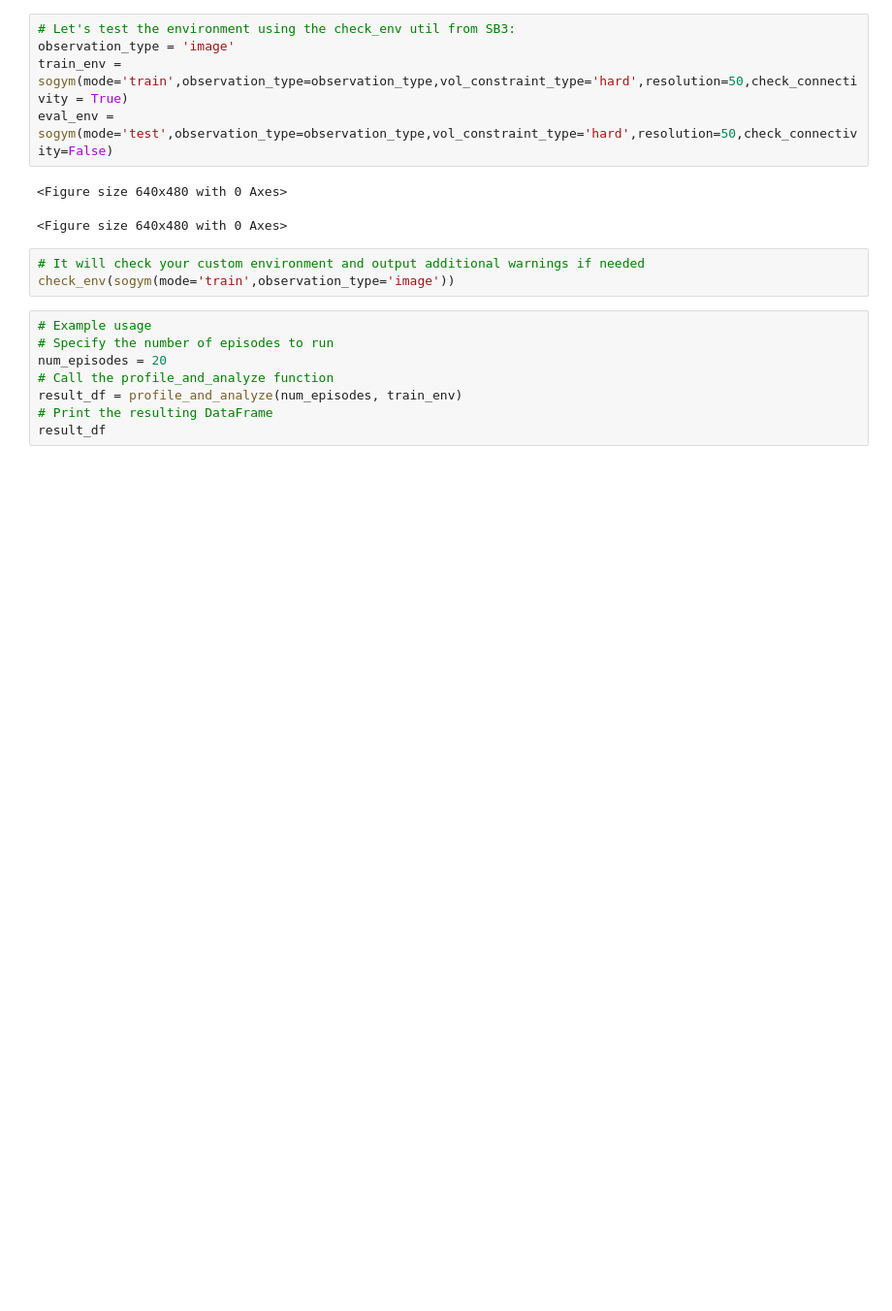
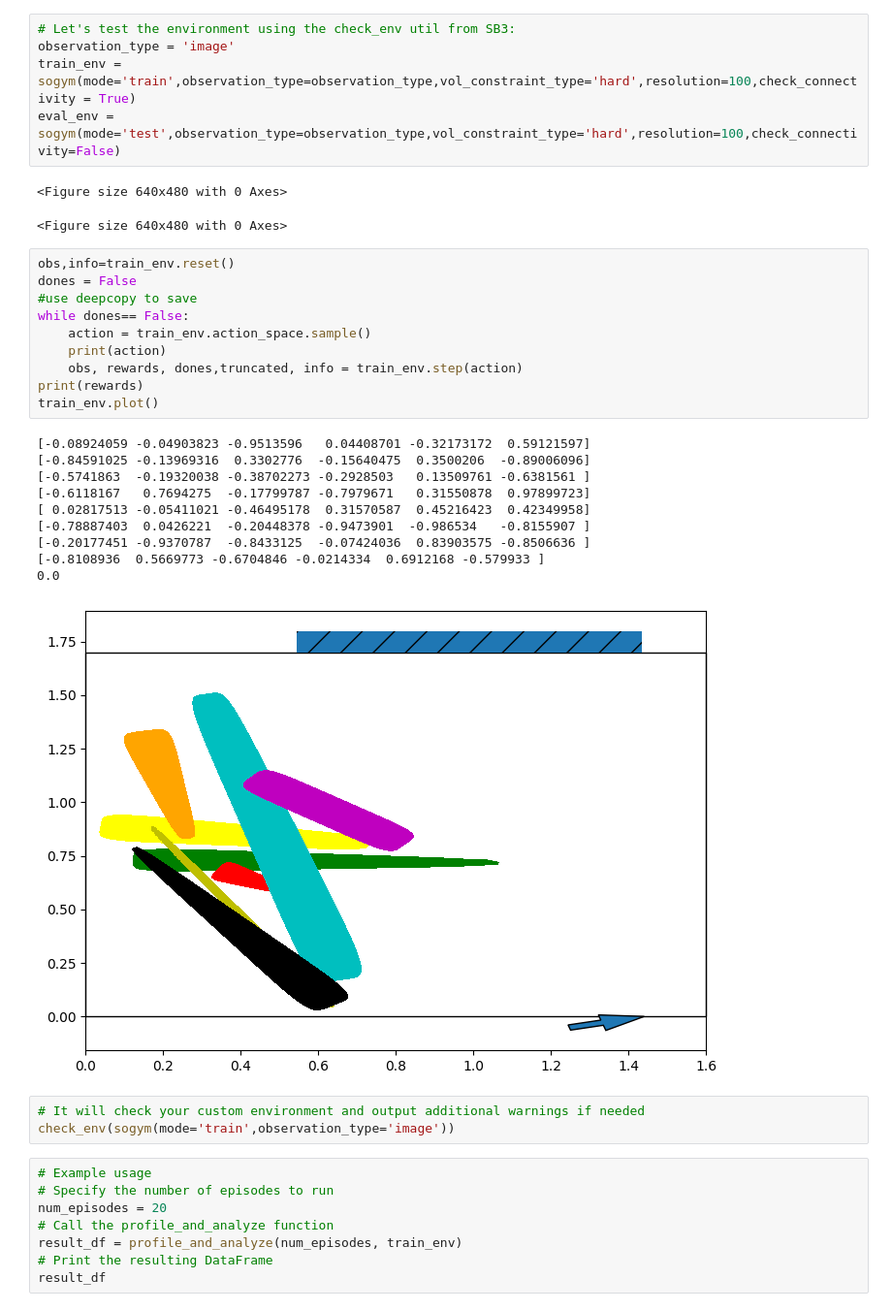
Before and after one commit to ThomasRochefortB/sogym, a Jupyter notebook: rl_training.ipynb, the cells around one changed output. Shown at 97% size. Saved outputs shown, nothing was run; the diff lists cells and outputs as text; blank space fills up the shorter version.

```diff
--- a/rl_training.ipynb
+++ b/rl_training.ipynb
@@ -48,11 +48,32 @@ Using device: cuda
 # %%
 # Let's test the environment using the check_env util from SB3:
 observation_type = 'image'
-train_env = sogym(mode='train',observation_type=observation_type,vol_constraint_type='hard',resolution=50,check_connectivity = True)
-eval_env = sogym(mode='test',observation_type=observation_type,vol_constraint_type='hard',resolution=50,check_connectivity=False)
+train_env = sogym(mode='train',observation_type=observation_type,vol_constraint_type='hard',resolution=100,check_connectivity = True)
+eval_env = sogym(mode='test',observation_type=observation_type,vol_constraint_type='hard',resolution=100,check_connectivity=False)
 # %% [output]
 <Figure size 640x480 with 0 Axes>
 <Figure size 640x480 with 0 Axes>
+# %%
+obs,info=train_env.reset()
+dones = False
+#use deepcopy to save
+while dones== False:
+    action = train_env.action_space.sample()
+    print(action)
+    obs, rewards, dones,truncated, info = train_env.step(action)
+print(rewards)
+train_env.plot()
+# %% [output]
+[-0.08924059 -0.04903823 -0.9513596   0.04408701 -0.32173172  0.59121597]
+[-0.84591025 -0.13969316  0.3302776  -0.15640475  0.3500206  -0.89006096]
+[-0.5741863  -0.19320038 -0.38702273 -0.2928503   0.13509761 -0.6381561 ]
+[-0.6118167   0.7694275  -0.17799787 -0.7979671   0.31550878  0.97899723]
+[ 0.02817513 -0.05411021 -0.46495178  0.31570587  0.45216423  0.42349958]
+[-0.78887403  0.0426221  -0.20448378 -0.9473901  -0.986534   -0.8155907 ]
+[-0.20177451 -0.9370787  -0.8433125  -0.07424036  0.83903575 -0.8506636 ]
+[-0.8108936  0.5669773 -0.6704846 -0.0214334  0.6912168 -0.579933 ]
+0.0
+[figure, added]
 # %%
 # It will check your custom environment and output additional warnings if needed
 check_env(sogym(mode='train',observation_type='image'))
```
Also changed, not shown: parts of 16 cells of this notebook, 5 other files.
